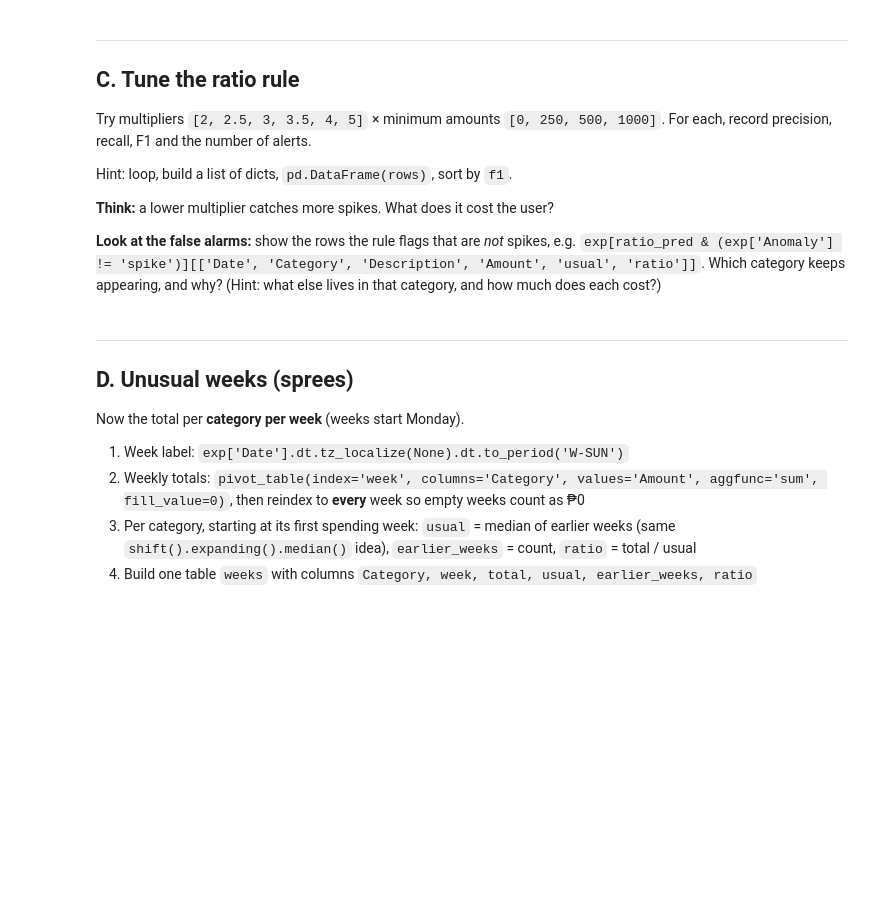
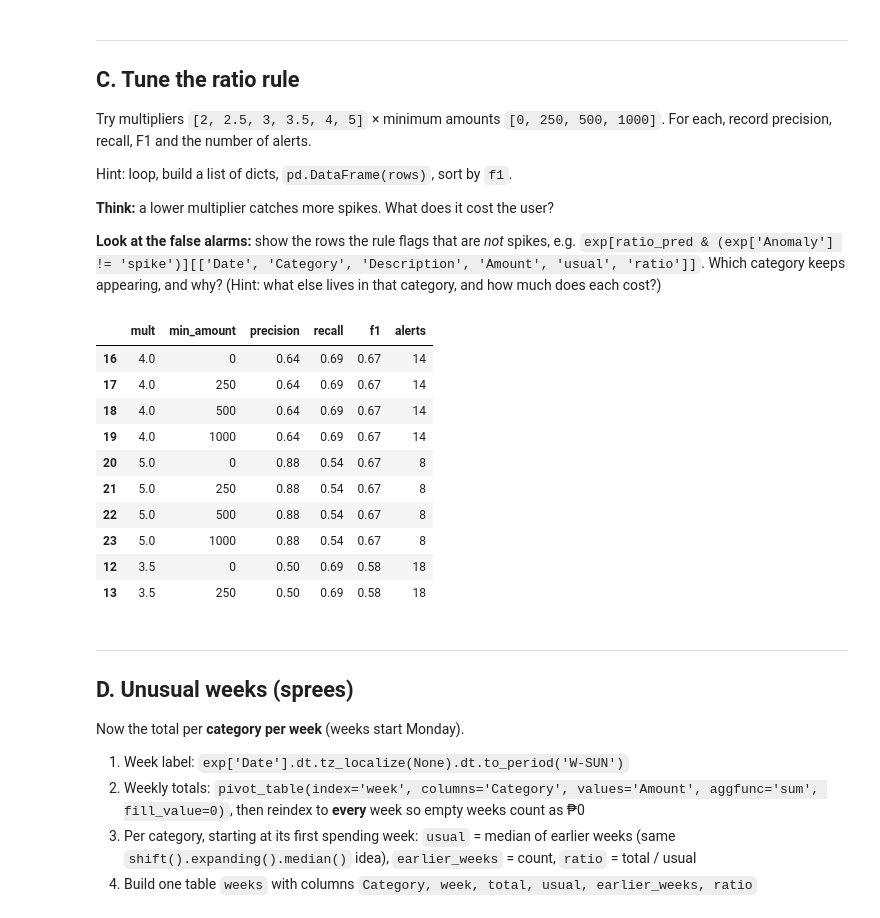
Before and after one commit to ronmarabalos/Machine-Learning, a Jupyter notebook: notebooks/04-anomalies.ipynb, the cells around one changed output. Saved outputs shown, nothing was run; the diff lists cells and outputs as text; code cells hidden in the pictures; blank space fills up the shorter version.

```diff
--- a/notebooks/04-anomalies.ipynb
+++ b/notebooks/04-anomalies.ipynb
@@ -80,3 +129,15 @@ How many *typical spreads* above usual is it?
 - `z = (Amount - usual) / (1.4826 * mad)`. Flag `z >= 3.5` and `earlier >= 5`. Save as `z_pred`.
 # %%
 # TODO
+
+exp['mad'] = (
+    exp.groupby('Category')['Amount']
+       .transform(lambda s: s.shift().expanding().apply(
+           lambda w: np.nanmedian(np.abs(w - np.nanmedian(w))), raw=True))
+)
+
+exp['z'] = (exp['Amount'] - exp['usual']) / (1.4826 * exp['mad'])
+
+z_pred = (exp['z'] >= 3.5) & (exp['earlier'] >= 5)
+
+score(z_pred)
@@ -106,6 +192,35 @@ Hint: loop, build a list of dicts, `pd.DataFrame(rows)`, sort by `f1`.
 **Look at the false alarms:** show the rows the rule flags that are *not* spikes, e.g. `exp[ratio_pred & (exp['Anomaly'] != 'spike')][['Date', 'Category', 'Description', 'Amount', 'usual', 'ratio']]`. Which category keeps appearing, and why? (Hint: what else lives in that category, and how much does each cost?)
 # %%
 # TODO
+rows = []
+for mult in [2, 2.5, 3, 3.5, 4, 5]:
+    for min_amt in [0, 250, 500, 1000]:
+        pred = (
+            (exp['ratio'] >= mult) &
+            (exp['Amount'] >= min_amt) &
+            (exp['earlier'] >= 5)
+        )
+        rows.append({
+            'mult': mult,
+            'min_amount': min_amt,
+            **score(pred),
+            'alerts': int(pred.sum()),
+        })
+
+tuning = pd.DataFrame(rows).sort_values('f1', ascending=False).round(2)
+tuning.head(10)
+# %% [output]
+|  | mult | min_amount | precision | recall | f1 | alerts |
+| 16 | 4.0 | 0 | 0.64 | 0.69 | 0.67 | 14 |
+| 17 | 4.0 | 250 | 0.64 | 0.69 | 0.67 | 14 |
+| 18 | 4.0 | 500 | 0.64 | 0.69 | 0.67 | 14 |
+| 19 | 4.0 | 1000 | 0.64 | 0.69 | 0.67 | 14 |
+| 20 | 5.0 | 0 | 0.88 | 0.54 | 0.67 | 8 |
+| 21 | 5.0 | 250 | 0.88 | 0.54 | 0.67 | 8 |
+| 22 | 5.0 | 500 | 0.88 | 0.54 | 0.67 | 8 |
+| 23 | 5.0 | 1000 | 0.88 | 0.54 | 0.67 | 8 |
+| 12 | 3.5 | 0 | 0.50 | 0.69 | 0.58 | 18 |
+| 13 | 3.5 | 250 | 0.50 | 0.69 | 0.58 | 18 |
 # %% [markdown]
 ---
 ## D. Unusual weeks (sprees)
```
Also changed, not shown: parts of 20 cells of this notebook.
